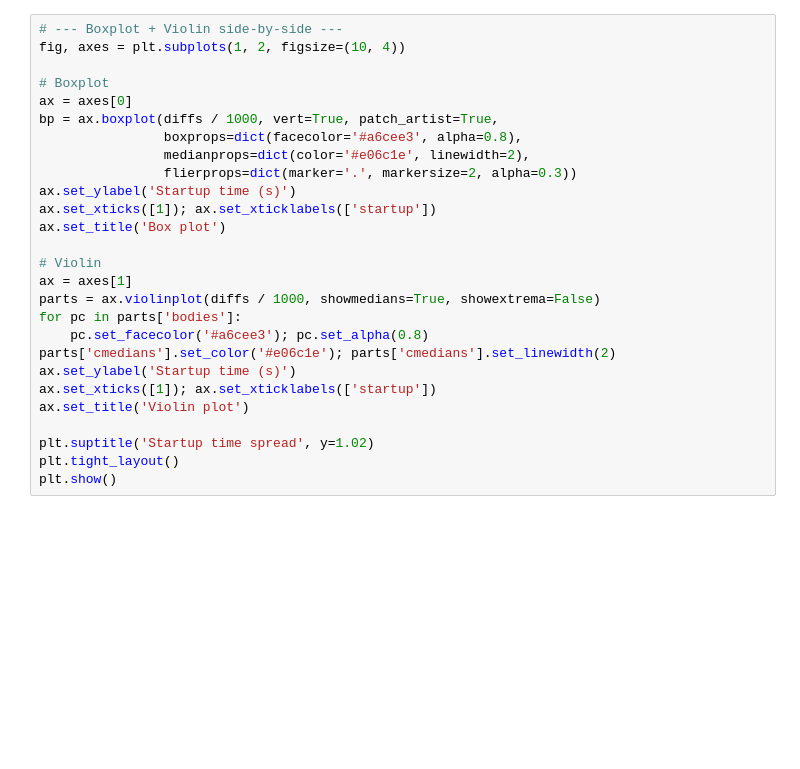
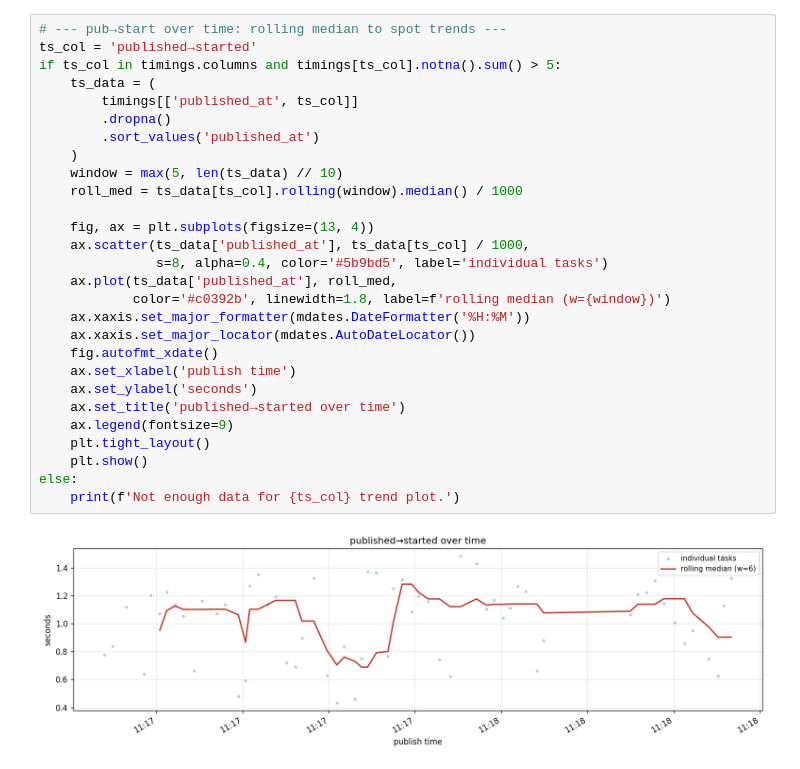
Before and after one commit to EnclaveRunner/benchmark, a Jupyter notebook: notebooks/startup_analysis.ipynb, the cells around one changed output. Cells and saved outputs as stored; diff of their text form; blank space fills up the shorter version.

```diff
--- a/notebooks/startup_analysis.ipynb
+++ b/notebooks/startup_analysis.ipynb
@@ -144,28 +213,31 @@ print(f'Avg throughput   : {hits_by_min.mean():.1f} tasks/min')
 # %%
-# --- Boxplot + Violin side-by-side ---
-fig, axes = plt.subplots(1, 2, figsize=(10, 4))
+# --- pub→start over time: rolling median to spot trends ---
+ts_col = 'published→started'
+if ts_col in timings.columns and timings[ts_col].notna().sum() > 5:
+    ts_data = (
+        timings[['published_at', ts_col]]
+        .dropna()
+        .sort_values('published_at')
+    )
+    window = max(5, len(ts_data) // 10)
+    roll_med = ts_data[ts_col].rolling(window).median() / 1000
 
-# Boxplot
-ax = axes[0]
-bp = ax.boxplot(diffs / 1000, vert=True, patch_artist=True,
-                boxprops=dict(facecolor='#a6cee3', alpha=0.8),
-                medianprops=dict(color='#e06c1e', linewidth=2),
-                flierprops=dict(marker='.', markersize=2, alpha=0.3))
-ax.set_ylabel('Startup time (s)')
-ax.set_xticks([1]); ax.set_xticklabels(['startup'])
-ax.set_title('Box plot')
-
-# Violin
-ax = axes[1]
-parts = ax.violinplot(diffs / 1000, showmedians=True, showextrema=False)
-for pc in parts['bodies']:
-    pc.set_facecolor('#a6cee3'); pc.set_alpha(0.8)
-parts['cmedians'].set_color('#e06c1e'); parts['cmedians'].set_linewidth(2)
-ax.set_ylabel('Startup time (s)')
-ax.set_xticks([1]); ax.set_xticklabels(['startup'])
-ax.set_title('Violin plot')
-
-plt.suptitle('Startup time spread', y=1.02)
-plt.tight_layout()
-plt.show()
+    fig, ax = plt.subplots(figsize=(13, 4))
+    ax.scatter(ts_data['published_at'], ts_data[ts_col] / 1000,
+               s=8, alpha=0.4, color='#5b9bd5', label='individual tasks')
+    ax.plot(ts_data['published_at'], roll_med,
+            color='#c0392b', linewidth=1.8, label=f'rolling median (w={window})')
+    ax.xaxis.set_major_formatter(mdates.DateFormatter('%H:%M'))
+    ax.xaxis.set_major_locator(mdates.AutoDateLocator())
+    fig.autofmt_xdate()
+    ax.set_xlabel('publish time')
+    ax.set_ylabel('seconds')
+    ax.set_title('published→started over time')
+    ax.legend(fontsize=9)
+    plt.tight_layout()
+    plt.show()
+else:
+    print(f'Not enough data for {ts_col} trend plot.')
+# %% [output]
+[figure, added]
 # %%
```
Also changed, not shown: parts of 7 cells of this notebook, 2 other files.
